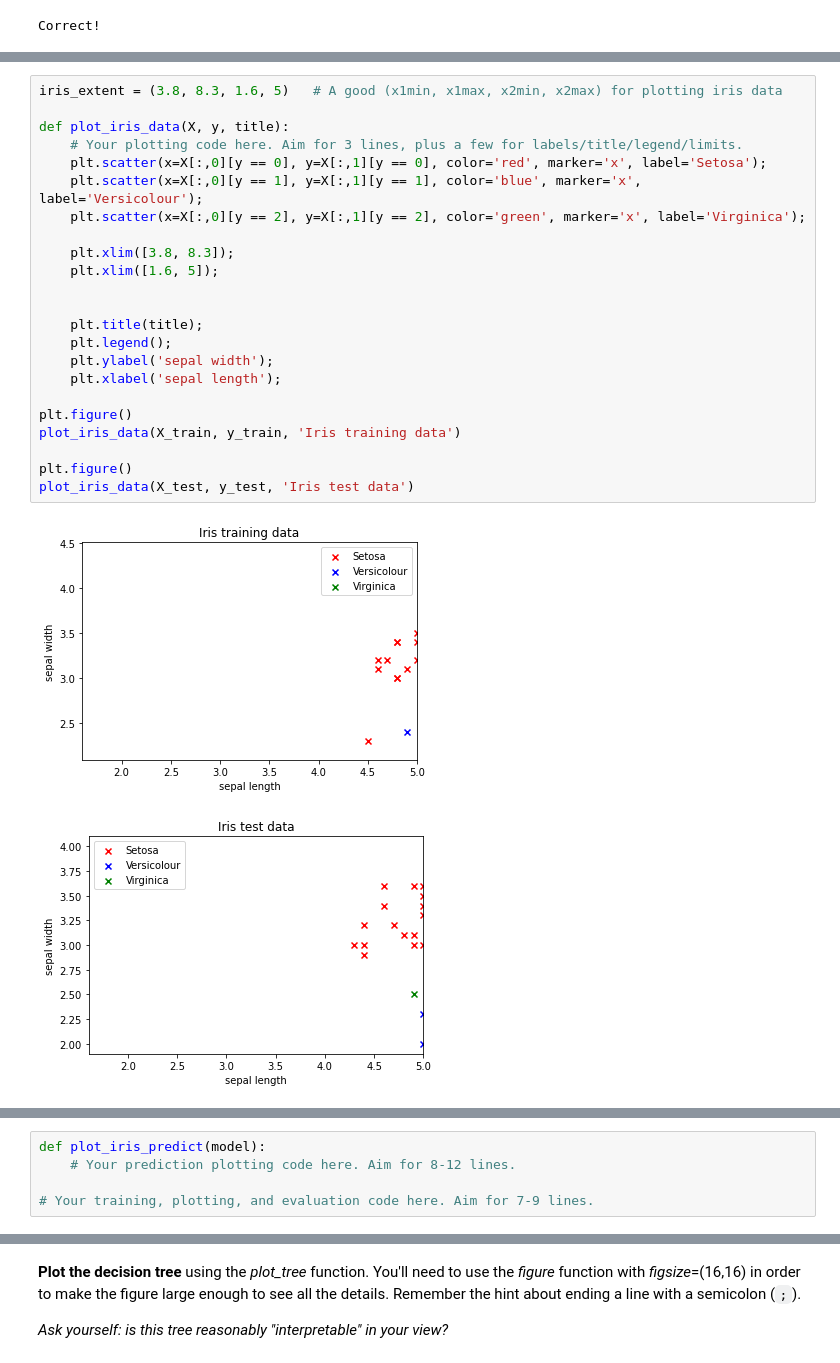
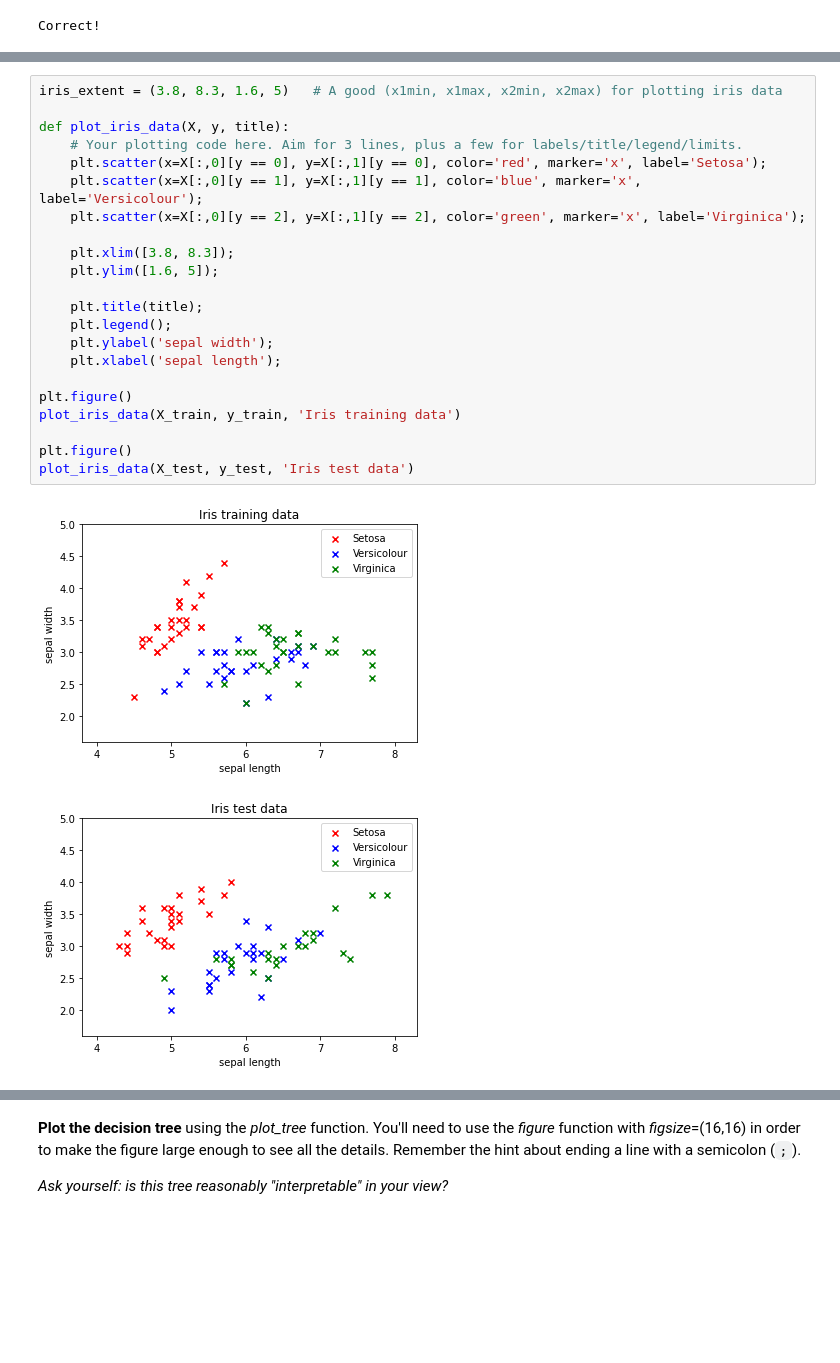
Before and after one commit to alimus22/SOEN, a Jupyter notebook: COMP432/lab6/lab6-exercises.ipynb, the cells around one changed output, grey strips where cells are left out. Drawn from its saved outputs; the diff is of its cells as text; blank space fills up the shorter version.

```diff
--- a/COMP432/lab6/lab6-exercises.ipynb
+++ b/COMP432/lab6/lab6-exercises.ipynb
@@ -359,29 +359,28 @@ Correct!
 # %%
 iris_extent = (3.8, 8.3, 1.6, 5)   # A good (x1min, x1max, x2min, x2max) for plotting iris data
 
 def plot_iris_data(X, y, title):
     # Your plotting code here. Aim for 3 lines, plus a few for labels/title/legend/limits.
     plt.scatter(x=X[:,0][y == 0], y=X[:,1][y == 0], color='red', marker='x', label='Setosa');
     plt.scatter(x=X[:,0][y == 1], y=X[:,1][y == 1], color='blue', marker='x', label='Versicolour');
     plt.scatter(x=X[:,0][y == 2], y=X[:,1][y == 2], color='green', marker='x', label='Virginica');
 
     plt.xlim([3.8, 8.3]);
-    plt.xlim([1.6, 5]);
-
+    plt.ylim([1.6, 5]);
 
     plt.title(title);
     plt.legend();
     plt.ylabel('sepal width');
     plt.xlabel('sepal length');
 
 plt.figure()
 plot_iris_data(X_train, y_train, 'Iris training data')
 
 plt.figure()
 plot_iris_data(X_test, y_test, 'Iris test data')
 # %% [output]
-[figure, old version]
+[figure, new version]
-[figure, old version]
+[figure, new version]
 # %% [markdown]
 <div style="border-bottom: 3px solid black;"></div>
 
@@ -399,8 +398,3 @@ You must train a decision tree on the Iris training data, and plot the decision
 For plotting, you cannot use the *plot_predict* function from Exercise 1 because it assumes extents (-3, 3, -3, 3), but you can adapt that code to work for the range of Iris data below.
 
 *Tip:* When you are formatting a string like `"%.1f" % accuracy` and you want to add a `%` symbol to the string, use two `%%` symbols in a row as in `"%.1f%%" % accuracy`. This lets Python know not to expect a second value to substitute into the string, and to just print `%` in that spot.
-# %%
-def plot_iris_predict(model):
-    # Your prediction plotting code here. Aim for 8-12 lines.
-
-# Your training, plotting, and evaluation code here. Aim for 7-9 lines.
```
Also changed, not shown: parts of 10 cells of this notebook.
